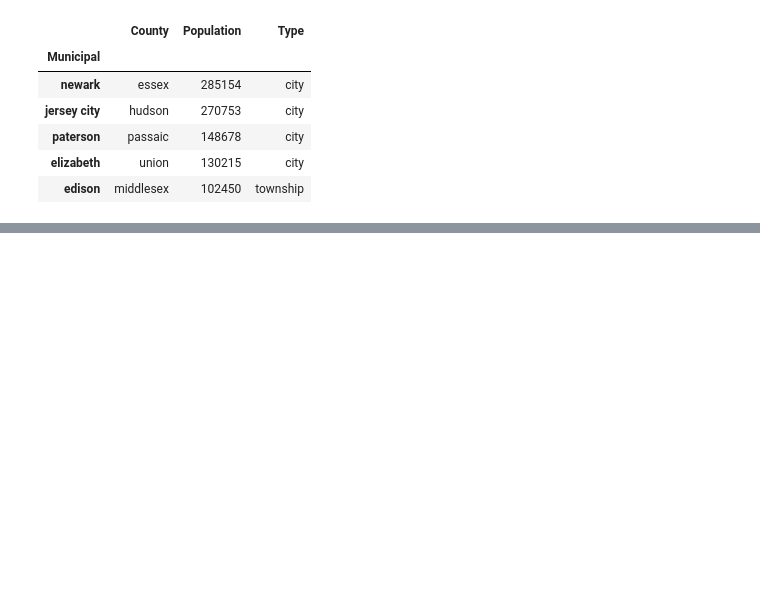
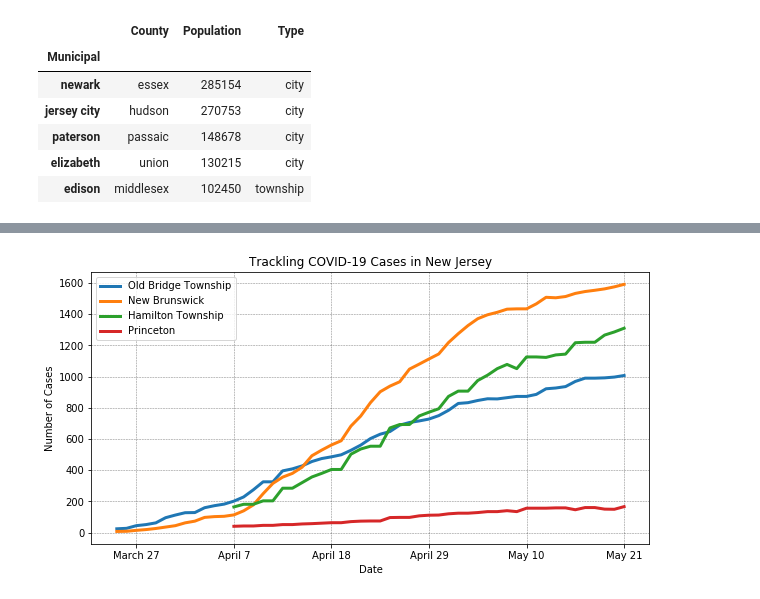
Before and after one commit to saaqebs/analytics-coronavirus-nj, a Jupyter notebook: Analytics.ipynb, the cells around one changed output, grey strips where cells are left out. Saved outputs shown, nothing was run; the diff lists cells and outputs as text; code cells hidden in the pictures; blank space fills up the shorter version.

```diff
--- a/Analytics.ipynb
+++ b/Analytics.ipynb
@@ -78,10 +125,25 @@ Functions that print out the historical data information regarding the growth in
 # %%
-def get_graph_for_municipality(municipal):
-    data = df_historical[df_historical['Municipal']==municipal.lower()]
-    plt.plot(data['Cases'],linewidth=3)
-    plt.xticks(np.arange(0,len(data),6))
+def graph_from_municipalities(municipals):
+    lines = []
+    data = []
+    longest = 0
+    plt.figure(figsize=(10, 5))
+
+    for municipal, county in municipals:
+        county_df = df_historical[df_historical['County']==county.lower()]
+        curr_data = county_df[county_df['Municipal']==municipal.lower()]
+        curr_case = np.array(curr_data['Cases'],dtype='int32')
+        curr_dates = curr_data.index.values
+        line, = plt.plot(curr_dates,curr_case,linewidth=3,label=municipal)
+
+        longest = max(longest,len(curr_data))
+        data.append(curr_data)
+        lines.append(line)
+
+    plt.legend(handles=lines, loc='upper left')
+    plt.xticks(np.arange(2,longest,10))
     plt.grid(b=True, color='black',alpha=0.5,linestyle='dashed', linewidth=0.5)
     plt.xlabel('Date')
     plt.ylabel('Number of Cases')
-    plt.title('Tracking COVID-19 Cases in {}'.format(municipal))
+    plt.title('Trackling COVID-19 Cases in New Jersey')
     plt.show()
@@ -119,0 +158,9 @@ get_graph_from_municipalities(central)
+# %%
+central = [('Old Bridge Township', 'middlesex'),
+           ('New Brunswick', 'middlesex'),
+           ('Hamilton Township', 'mercer'),
+           ('Princeton', 'mercer')]
+
+graph_from_municipalities(central)
+# %% [output]
+[figure, added]
```
Also changed, not shown: parts of 39 cells of this notebook.
